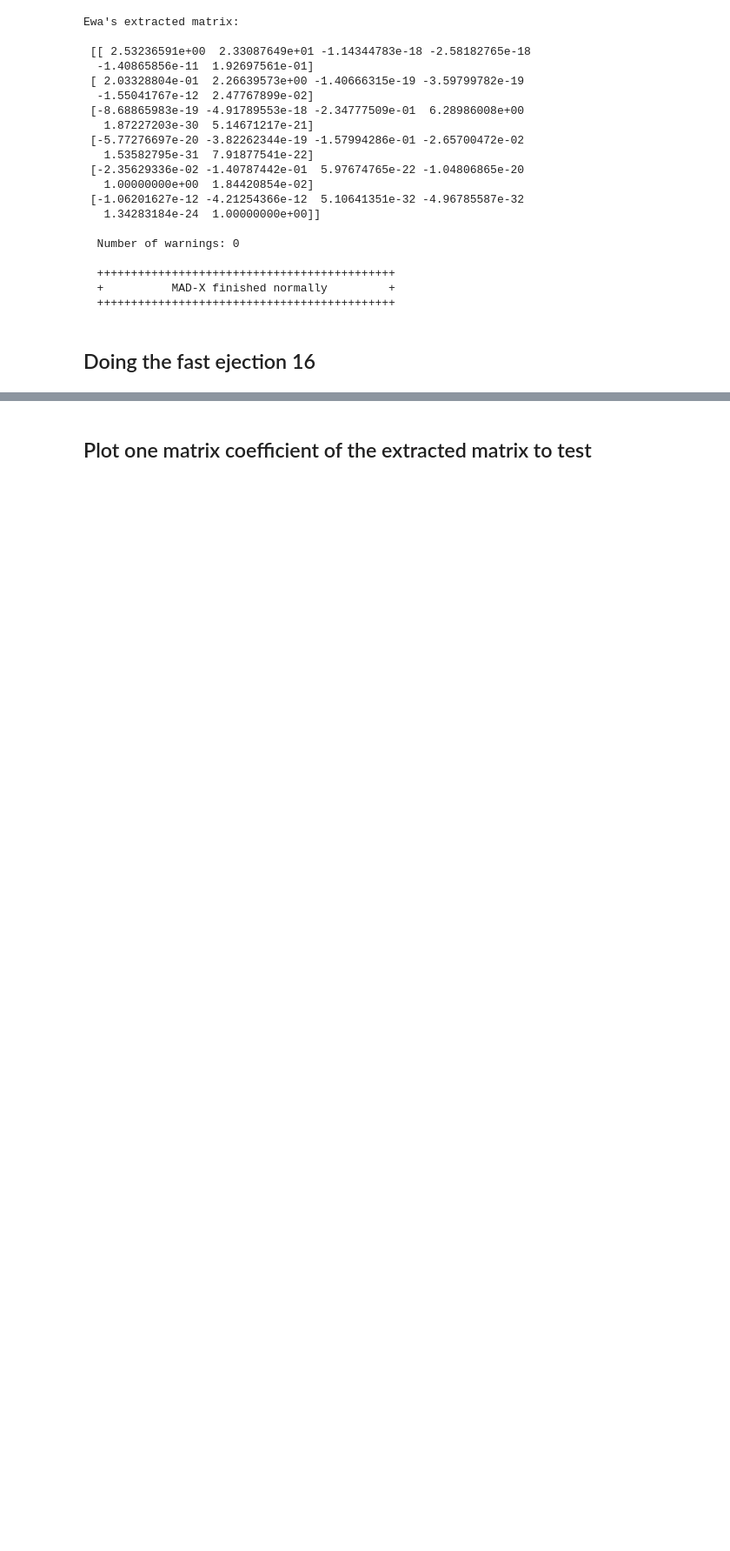
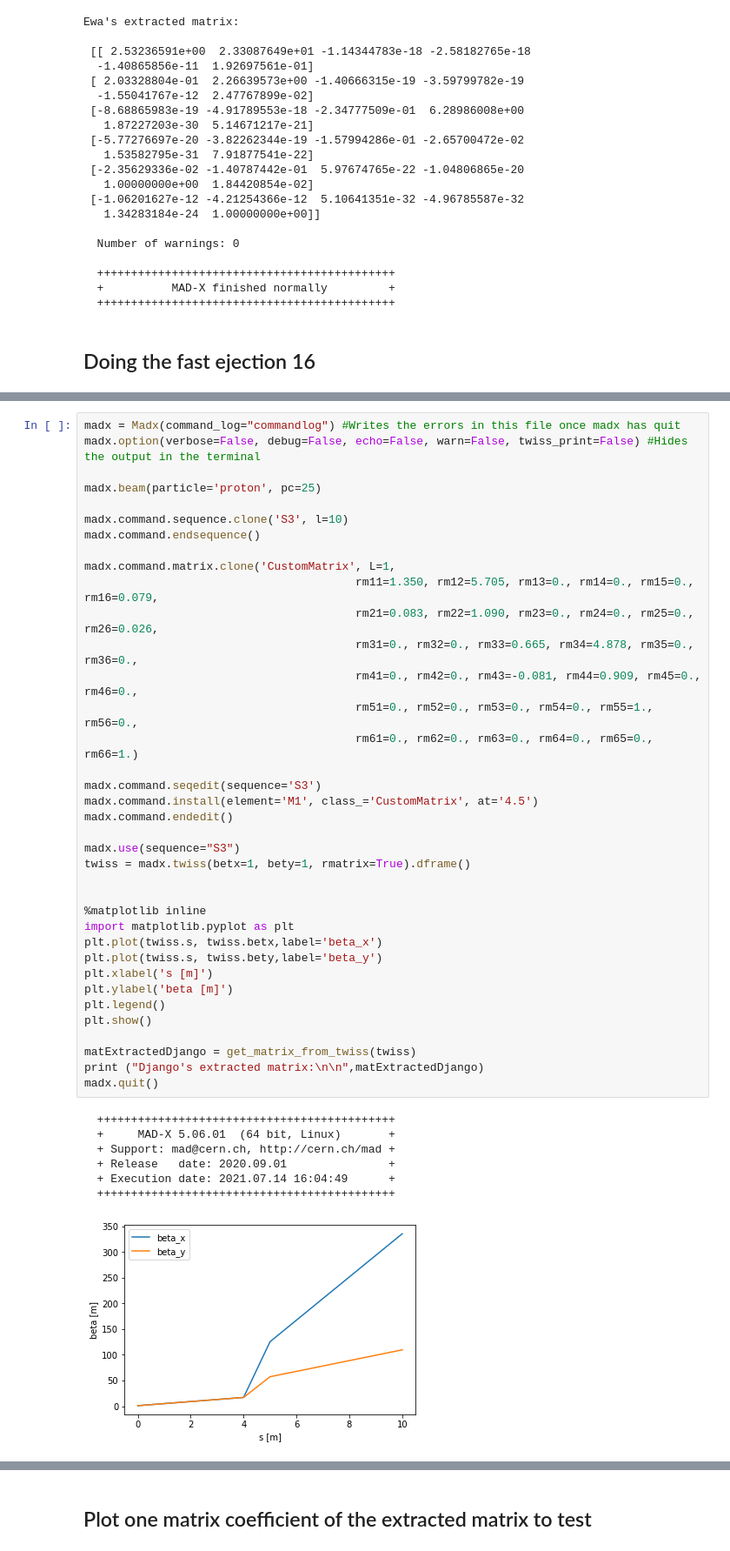
Before and after one commit to eliottjohnson/MADX-Examples-Eliott, a Jupyter notebook: TMatrix-to-MADX.ipynb, the cells around one changed output, grey strips where cells are left out. Shown at 87% size. Cells and saved outputs as stored; diff of their text form; blank space fills up the shorter version.

```diff
--- a/TMatrix-to-MADX.ipynb
+++ b/TMatrix-to-MADX.ipynb
@@ -356,0 +354,45 @@ Francesco's extracted matrix:
+# %%
+madx = Madx(command_log="commandlog") #Writes the errors in this file once madx has quit
+madx.option(verbose=False, debug=False, echo=False, warn=False, twiss_print=False) #Hides the output in the terminal
+
+madx.beam(particle='proton', pc=25)
+
+madx.command.sequence.clone('S3', l=10)
+madx.command.endsequence()
+
+madx.command.matrix.clone('CustomMatrix', L=1,
+                                        rm11=1.350, rm12=5.705, rm13=0., rm14=0., rm15=0., rm16=0.079,
+                                        rm21=0.083, rm22=1.090, rm23=0., rm24=0., rm25=0., rm26=0.026,
+                                        rm31=0., rm32=0., rm33=0.665, rm34=4.878, rm35=0., rm36=0.,
+                                        rm41=0., rm42=0., rm43=-0.081, rm44=0.909, rm45=0., rm46=0.,
+                                        rm51=0., rm52=0., rm53=0., rm54=0., rm55=1., rm56=0.,
+                                        rm61=0., rm62=0., rm63=0., rm64=0., rm65=0., rm66=1.)
+
+madx.command.seqedit(sequence='S3')
+madx.command.install(element='M1', class_='CustomMatrix', at='4.5')
+madx.command.endedit()
+
+madx.use(sequence="S3")
+twiss = madx.twiss(betx=1, bety=1, rmatrix=True).dframe()
+
+
+%matplotlib inline
+import matplotlib.pyplot as plt
+plt.plot(twiss.s, twiss.betx,label='beta_x')
+plt.plot(twiss.s, twiss.bety,label='beta_y')
+plt.xlabel('s [m]')
+plt.ylabel('beta [m]')
+plt.legend()
+plt.show()
+
+matExtractedDjango = get_matrix_from_twiss(twiss)
+print ("Django's extracted matrix:\n\n",matExtractedDjango)
+madx.quit()
+# %% [output]
+  ++++++++++++++++++++++++++++++++++++++++++++
+  +     MAD-X 5.06.01  (64 bit, Linux)       +
+  + Support: mad@cern.ch, http://cern.ch/mad +
+  + Release   date: 2020.09.01               +
+  + Execution date: 2021.07.14 16:04:49      +
+  ++++++++++++++++++++++++++++++++++++++++++++
+[figure, added]
```
Also changed, not shown: parts of 6 cells of this notebook, 2 other files.
